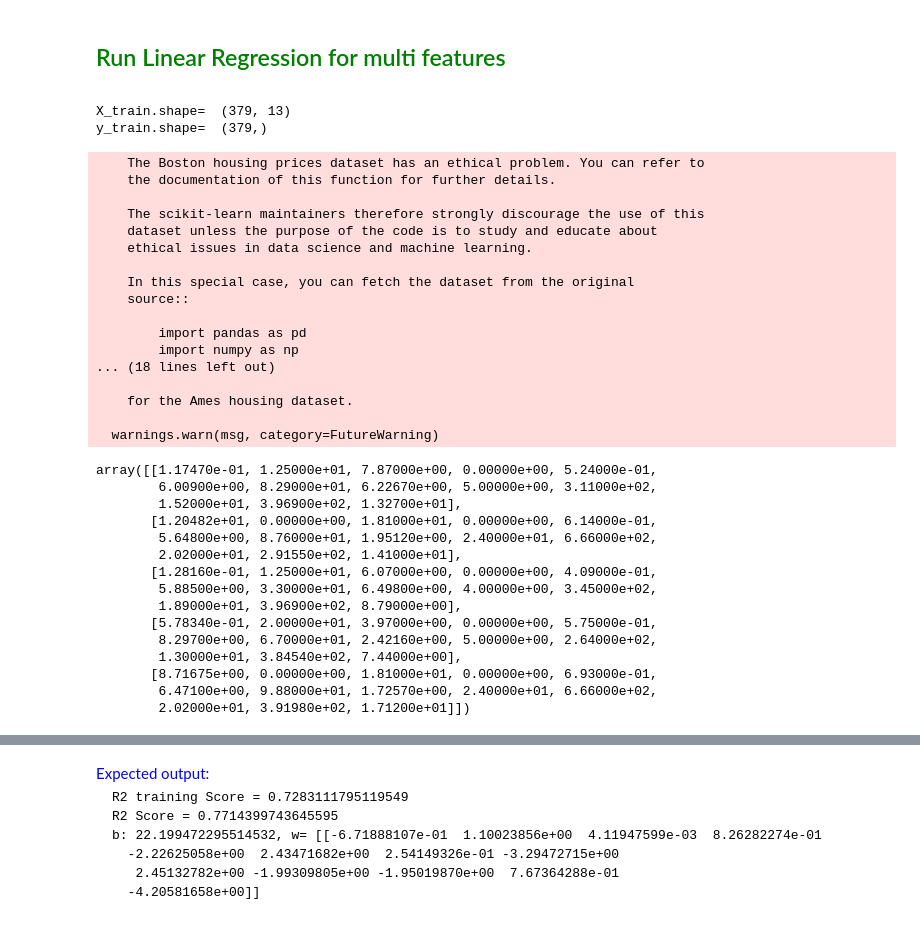
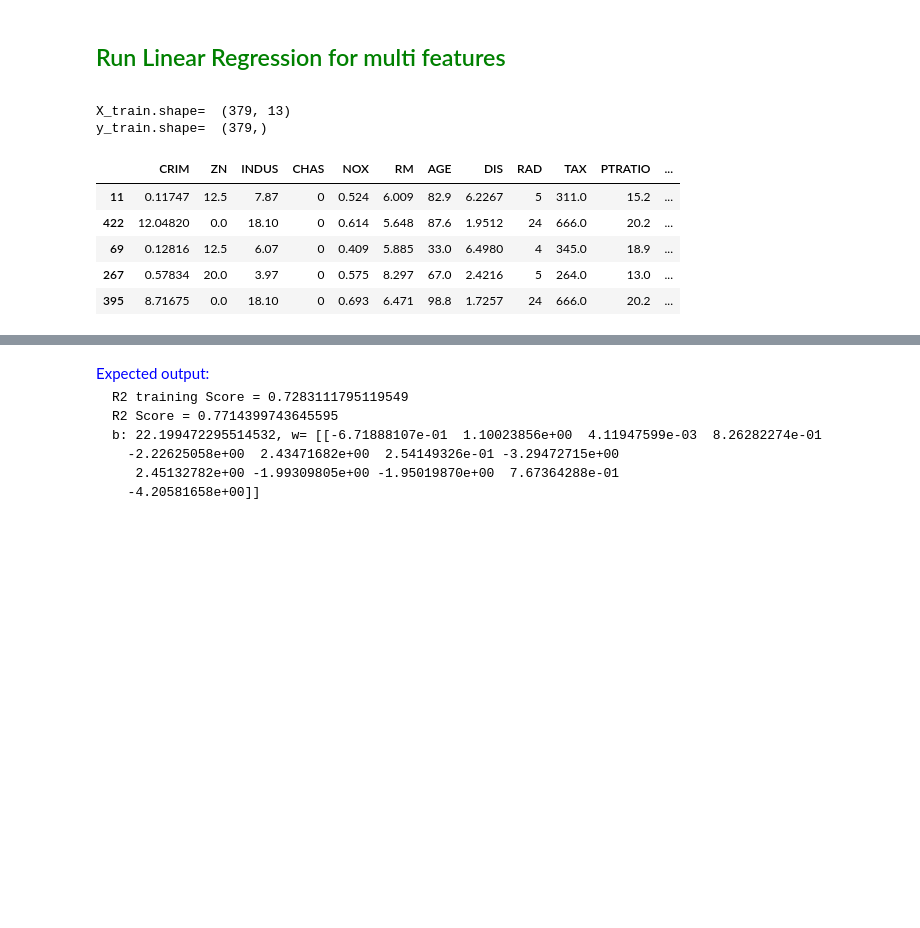
Before and after one commit to VitalianoParmezano/Data_Camp, a Jupyter notebook: lesson_3_linear_regression/lesson_3_lin_reg_hometask.ipynb, the cells around one changed output, grey strips where cells are left out. Saved outputs shown, nothing was run; the diff lists cells and outputs as text; code cells hidden in the pictures; blank space fills up the shorter version.

```diff
--- a/lesson_3_linear_regression/lesson_3_lin_reg_hometask.ipynb
+++ b/lesson_3_linear_regression/lesson_3_lin_reg_hometask.ipynb
@@ -785,51 +812,30 @@ b: 22.235998421503936, w= [[6.05599995]]
 </font>
 # %%
 np.random.seed(2021)
-from sklearn.datasets import load_boston
-X, y = load_boston(return_X_y=True)
+#from sklearn.datasets import load_boston
+#X, y = load_boston(return_X_y=True)
+from sklearn.datasets import fetch_openml
+boston = fetch_openml(data_id=531, as_frame=True, parser='auto')
+
+X = boston.data
+y = boston.target
 
 # X= X[:,5].reshape(-1,1) # 5 corresponds to 'RM'
 # X= X[:,:5]
 
 X_train, X_test, y_train, y_test=  train_test_split(X, y, random_state=2018)
 print ('X_train.shape= ',X_train.shape)
 print ('y_train.shape= ',y_train.shape)
 X_train[:5]
 # %% [output]
 X_train.shape=  (379, 13)
 y_train.shape=  (379,)
-    The Boston housing prices dataset has an ethical problem. You can refer to
-    the documentation of this function for further details.
-
-    The scikit-learn maintainers therefore strongly discourage the use of this
-    dataset unless the purpose of the code is to study and educate about
-    ethical issues in data science and machine learning.
-
-    In this special case, you can fetch the dataset from the original
-    source::
-
-        import pandas as pd
-        import numpy as np
-... (18 lines left out)
-
-    for the Ames housing dataset.
-
-  warnings.warn(msg, category=FutureWarning)
-array([[1.17470e-01, 1.25000e+01, 7.87000e+00, 0.00000e+00, 5.24000e-01,
-        6.00900e+00, 8.29000e+01, 6.22670e+00, 5.00000e+00, 3.11000e+02,
-        1.52000e+01, 3.96900e+02, 1.32700e+01],
-       [1.20482e+01, 0.00000e+00, 1.81000e+01, 0.00000e+00, 6.14000e-01,
-        5.64800e+00, 8.76000e+01, 1.95120e+00, 2.40000e+01, 6.66000e+02,
-        2.02000e+01, 2.91550e+02, 1.41000e+01],
-       [1.28160e-01, 1.25000e+01, 6.07000e+00, 0.00000e+00, 4.09000e-01,
-        5.88500e+00, 3.30000e+01, 6.49800e+00, 4.00000e+00, 3.45000e+02,
-        1.89000e+01, 3.96900e+02, 8.79000e+00],
-       [5.78340e-01, 2.00000e+01, 3.97000e+00, 0.00000e+00, 5.75000e-01,
-        8.29700e+00, 6.70000e+01, 2.42160e+00, 5.00000e+00, 2.64000e+02,
-        1.30000e+01, 3.84540e+02, 7.44000e+00],
-       [8.71675e+00, 0.00000e+00, 1.81000e+01, 0.00000e+00, 6.93000e-01,
-        6.47100e+00, 9.88000e+01, 1.72570e+00, 2.40000e+01, 6.66000e+02,
-        2.02000e+01, 3.91980e+02, 1.71200e+01]])
+|  | CRIM | ZN | INDUS | CHAS | NOX | RM | AGE | DIS | RAD | TAX | PTRATIO | ... |
+| 11 | 0.11747 | 12.5 | 7.87 | 0 | 0.524 | 6.009 | 82.9 | 6.2267 | 5 | 311.0 | 15.2 | ... |
+| 422 | 12.04820 | 0.0 | 18.10 | 0 | 0.614 | 5.648 | 87.6 | 1.9512 | 24 | 666.0 | 20.2 | ... |
+| 69 | 0.12816 | 12.5 | 6.07 | 0 | 0.409 | 5.885 | 33.0 | 6.4980 | 4 | 345.0 | 18.9 | ... |
+| 267 | 0.57834 | 20.0 | 3.97 | 0 | 0.575 | 8.297 | 67.0 | 2.4216 | 5 | 264.0 | 13.0 | ... |
+| 395 | 8.71675 | 0.0 | 18.10 | 0 | 0.693 | 6.471 | 98.8 | 1.7257 | 24 | 666.0 | 20.2 | ... |
 # %%
 from sklearn.preprocessing import StandardScaler
 scaler = StandardScaler()
```
Also changed, not shown: parts of 13 cells of this notebook.
